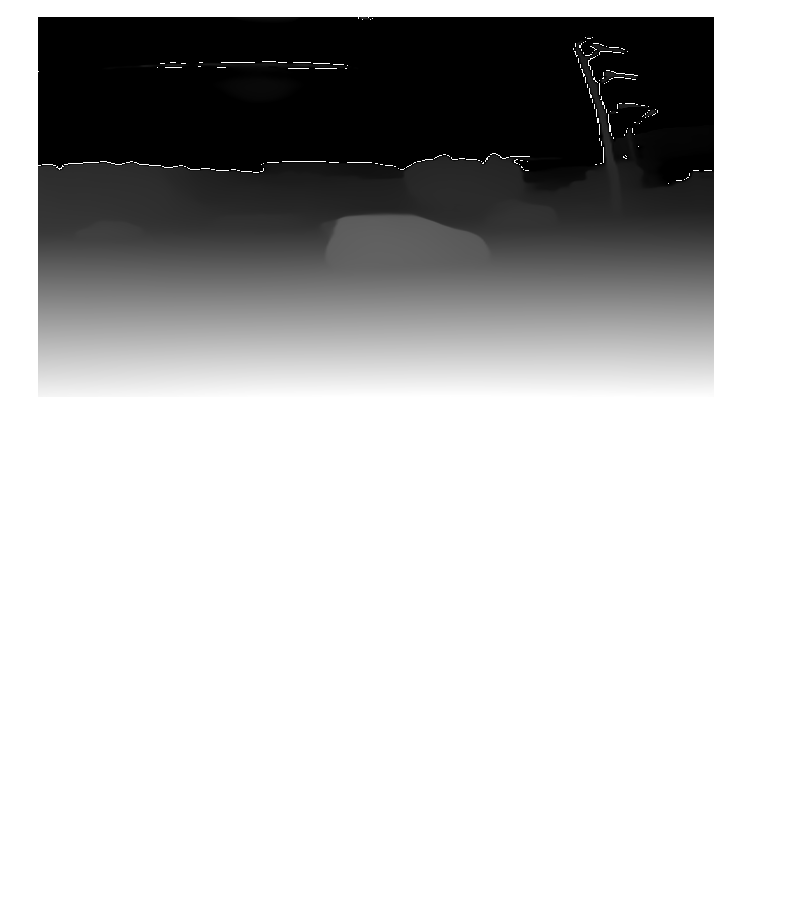
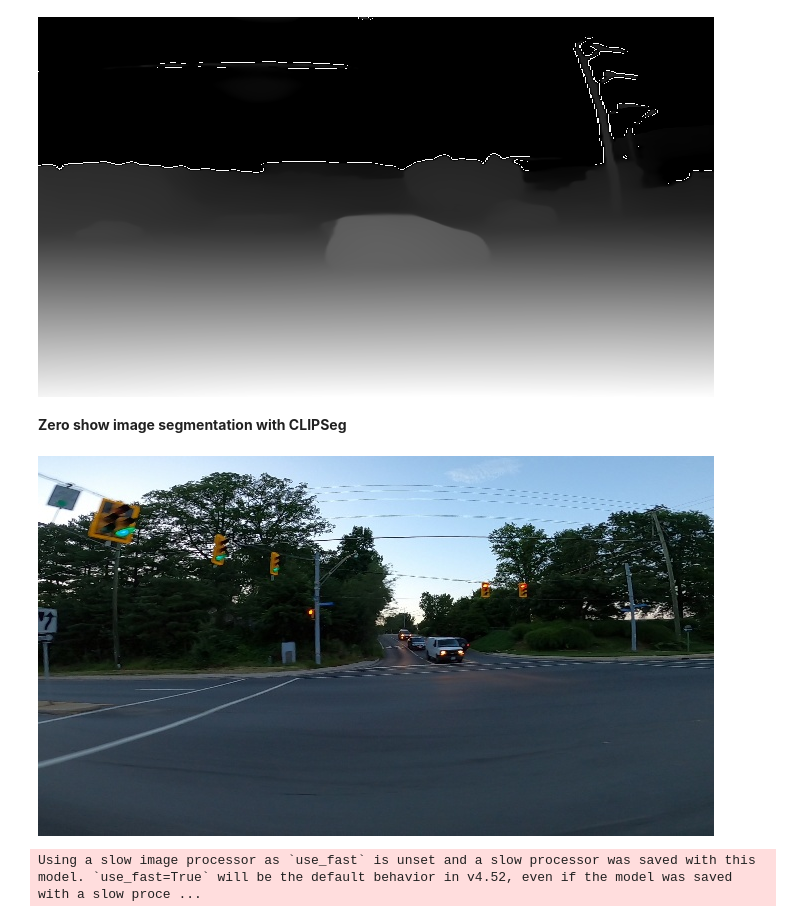
Before and after one commit to AleksandrMorozov123/Computer_vision_architectures, a Jupyter notebook: transformers.ipynb, the cells around one changed output. Saved outputs shown, nothing was run; the diff lists cells and outputs as text; code cells hidden in the pictures; blank space fills up the shorter version.

Commit message:
Kaggle Notebook | Transformers | Version 5

```diff
--- a/transformers.ipynb
+++ b/transformers.ipynb
@@ -228,3 +226,19 @@ depth = Image.fromarray (formatted)
 depth
 # %% [output]
 [figure]
+# %% [markdown]
+**Zero show image segmentation with CLIPSeg**
+# %%
+image_1 = Image.open ('/kaggle/input/car-object-detection/data/testing_images/vid_5_30820.jpg')
+image_1
+# %% [output]
+[figure, added]
+# %%
+# load the model
+from transformers import CLIPSegProcessor, CLIPSegForImageSegmentation
+
+# load the processor
+processor = CLIPSegProcessor.from_pretrained ("CIDAS/clipseg-rd64-refined")
+model = CLIPSegForImageSegmentation.from_pretrained ("CIDAS/clipseg-rd64-refined")
+# %% [output]
+Using a slow image processor as `use_fast` is unset and a slow processor was saved with this model. `use_fast=True` will be the default behavior in v4.52, even if the model was saved with a slow proce ...
```
Also changed, not shown: parts of 11 cells of this notebook.
